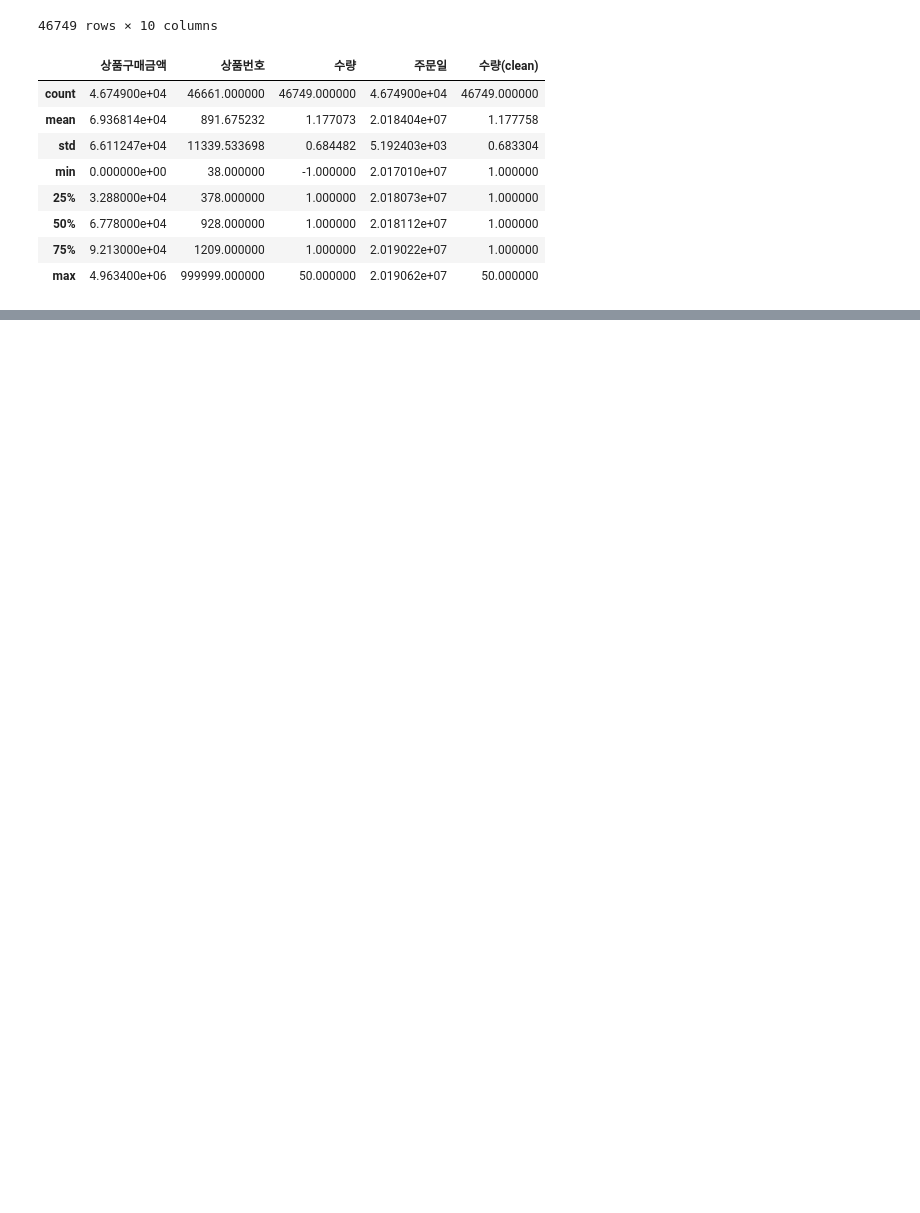
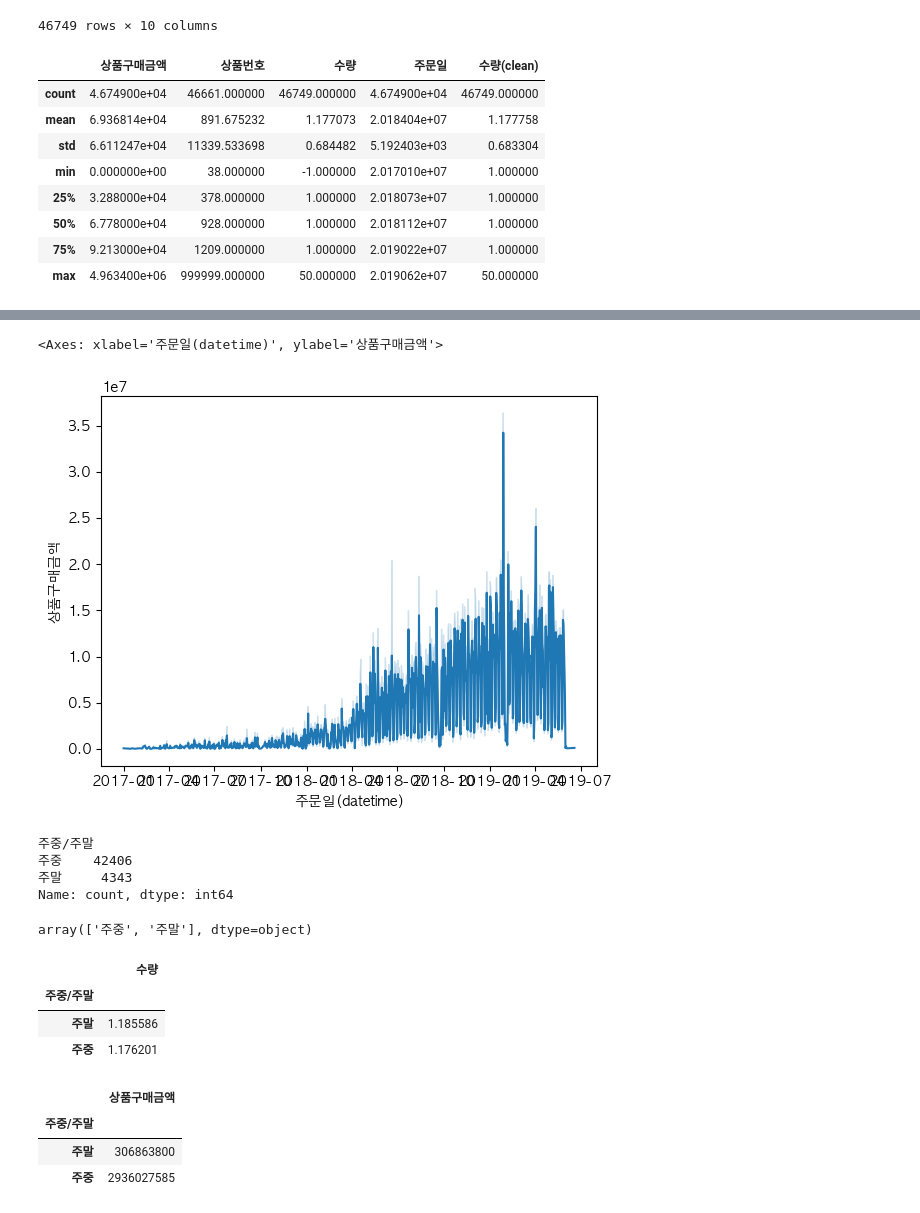
Before and after one commit to JongJunLim/Python, a Jupyter notebook: Pandas_Exercise.ipynb, the cells around one changed output, grey strips where cells are left out. Saved outputs shown, nothing was run; the diff lists cells and outputs as text; code cells hidden in the pictures; blank space fills up the shorter version.

```diff
--- a/Pandas_Exercise.ipynb
+++ b/Pandas_Exercise.ipynb
@@ -951,0 +1107,5 @@ df3.loc[condition6] #NaN으로 처리한 데이터 확인
+# %%
+sns.lineplot(data = df3, x = '주문일(datetime)', y = '상품구매금액', estimator = sum )
+# %% [output]
+<Axes: xlabel='주문일(datetime)', ylabel='상품구매금액'>
+[figure, added]
@@ -951,0 +1120,25 @@ df3.loc[condition6] #NaN으로 처리한 데이터 확인
+# %%
+df3['주중/주말'].value_counts()
+# %% [output]
+주중/주말
+주중    42406
+주말     4343
+Name: count, dtype: int64
+# %%
+df3['주중/주말'].unique()
+# %% [output]
+array(['주중', '주말'], dtype=object)
+# %%
+df3.pivot_table(index = '주중/주말', values = '수량', aggfunc = 'mean')
+# %% [output]
+|  | 수량 |
+| 주중/주말 |  |
+| 주말 | 1.185586 |
+| 주중 | 1.176201 |
+# %%
+df3.pivot_table(index = '주중/주말', values = '상품구매금액', aggfunc = 'sum')
+# %% [output]
+|  | 상품구매금액 |
+| 주중/주말 |  |
+| 주말 | 306863800 |
+| 주중 | 2936027585 |
```
Also changed, not shown: parts of 25 cells of this notebook.
